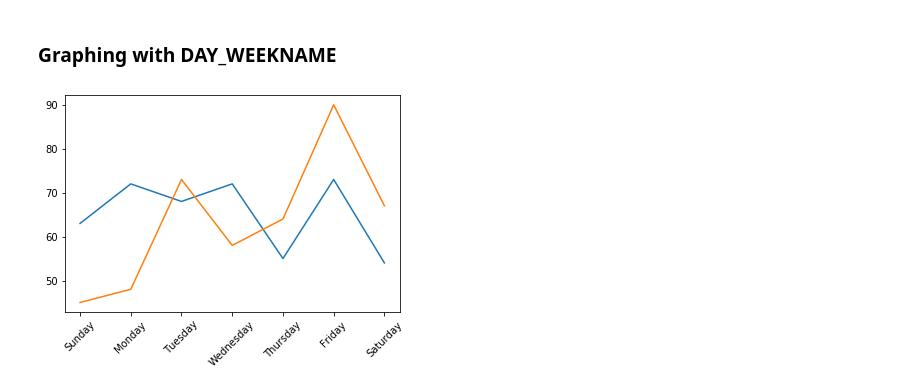
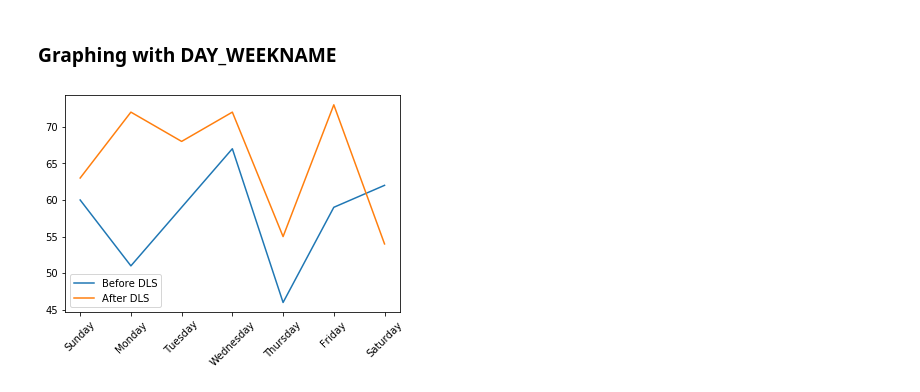
Before and after one commit to vieravfg/Analysis-of-Traffic-Fatalities, a Jupyter notebook: main.ipynb, the cells around one changed output. Cells and saved outputs as stored; diff of their text form; code cells hidden in the pictures.

Commit message:
Add Legend

```diff
--- a/main.ipynb
+++ b/main.ipynb
@@ -216,12 +216,13 @@ sample_df[sample_df["WEEK_NUM"]==45].sort_values(by="DATE")
 # %%
 sample_gb = sample_df.groupby(by=["DATE","WEEK_NUM", "DAY_WEEKNAME"])
 summary = pd.DataFrame(sample_gb["FATALS"].sum())
 summary.reset_index(inplace=True)
-before = summary[summary["WEEK_NUM"]==11]
-after = summary[summary["WEEK_NUM"]==12]
+before = summary[summary["WEEK_NUM"]==10]
+after = summary[summary["WEEK_NUM"]==11]
 plt.plot(before["DAY_WEEKNAME"], before["FATALS"], label="Before DLS")
 plt.plot(after["DAY_WEEKNAME"], after["FATALS"], label="After DLS")
 plt.xticks(rotation = 45)
+plt.legend()
 plt.show()
 # %% [output]
-[figure, old version]
+[figure, new version]
```
